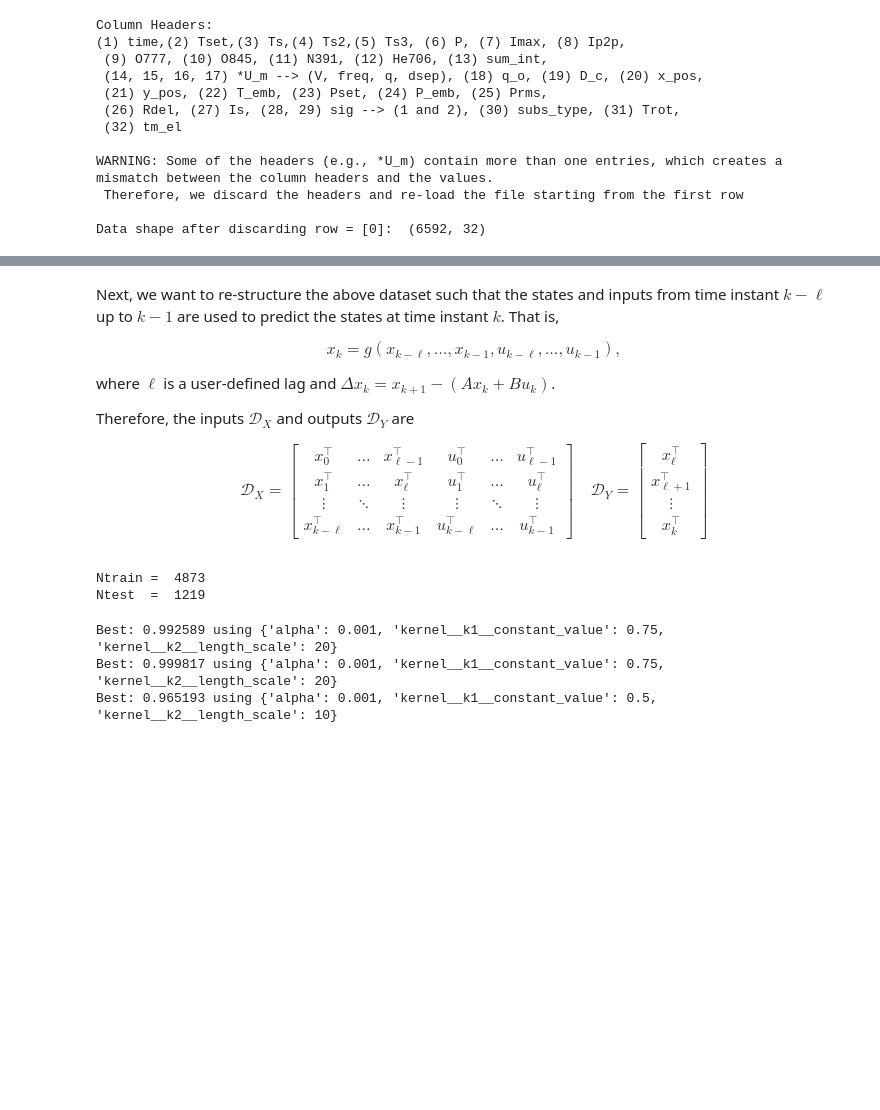
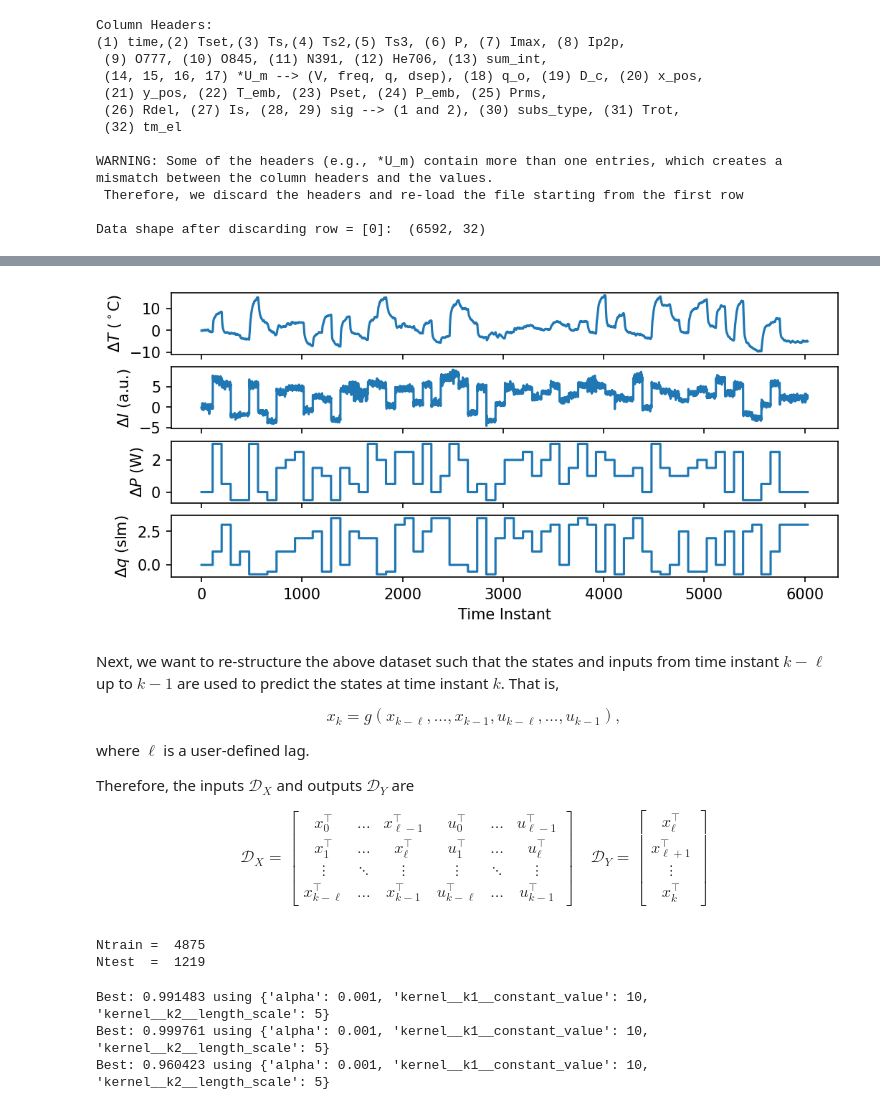
Before and after one commit to adbonzanini/ML-for-plasmas, a Jupyter notebook: APPJ_Dynamic_Model/APPJ_Dynamic_Modeling_GP.ipynb, the cells around one changed output, grey strips where cells are left out. Cells and saved outputs as stored; diff of their text form; code cells hidden in the pictures; blank space fills up the shorter version.

```diff
--- a/APPJ_Dynamic_Model/APPJ_Dynamic_Modeling_GP.ipynb
+++ b/APPJ_Dynamic_Model/APPJ_Dynamic_Modeling_GP.ipynb
@@ -25,7 +25,7 @@ Mounted at /content/gdrive
 # %%
 class Parameters():
   def __init__(self):
-    self.lag = 3
+    self.lag = 1
 
 # Instantiate object
 p = Parameters()
@@ -102,19 +102,45 @@ See the caveats in the documentation: https://pandas.pydata.org/pandas-docs/stab
 # %%
 # Discard the last part of the time-series data
 p.kStart = 5
 p.kEnd = 6100
 xData = xData.iloc[p.kStart:p.kEnd, :]
 uData = uData.iloc[p.kStart:p.kEnd, :]
 
+
+# Plot time-series data (cropped)
+plt.figure(dpi=150, figsize = (8,3.5))
+ax = plt.subplot(411)
+plt.plot(range(0, len(xData.iloc[:,0])), xData.iloc[:,0])
+plt.ylabel('$\Delta T \ (^\circ$C)')
+ax.set_xticklabels([])
+#
+ax = plt.subplot(412)
+plt.plot(range(0, len(xData.iloc[:,1])), xData.iloc[:,1])
+plt.ylabel('$\Delta I$ (a.u.)')
+ax.set_xticklabels([])
+#
+ax = plt.subplot(413)
+plt.step(range(0, len(uData.iloc[:,0])), uData.iloc[:,0])
+plt.ylabel('$\Delta P$ (W)')
+ax.set_xticklabels([])
+#
+plt.subplot(414)
+plt.step(range(0, len(uData.iloc[:,1])), uData.iloc[:,1])
+plt.ylabel('$\Delta q$ (slm)')
+plt.xlabel('Time Instant')
+plt.show()
+
 # Save the relevant dimensions
 p.nx = xData.shape[1]
 p.nu = uData.shape[1]
+# %% [output]
+[figure, added]
 # %% [markdown]
 Next, we want to re-structure the above dataset such that the states and inputs from time instant $k-\ell$ up to $k-1$ are used to predict the states at time instant $k$. That is,
 \begin{align}
 x_k = g(x_{k-\ell}, \ldots, x_{k-1},u_{k-\ell}, \ldots, u_{k-1}),
 \end{align}
-where $\ell$ is a user-defined lag and $\Delta x_k = x_{k+1} - (Ax_k+Bu_k)$.
+where $\ell$ is a user-defined lag.
 
 Therefore, the inputs $\mathcal{D}_X$ and outputs $\mathcal{D}_Y$ are
 \begin{align}
@@ -162,7 +188,7 @@ Ntest = xTest.shape[0]
 print('Ntrain = ', Ntrain)
 print('Ntest  = ', Ntest)
 # %% [output]
-Ntrain =  4873
+Ntrain =  4875
 Ntest  =  1219
 # %%
 from sklearn.gaussian_process import GaussianProcessRegressor
@@ -202,8 +228,12 @@ grid_result2 = grid2.fit(xTrain, yTrain[:,1])
 print("Best: %f using %s" % (grid_result.best_score_, grid_result1.best_params_))
 print("Best: %f using %s" % (grid_result1.best_score_, grid_result1.best_params_))
 print("Best: %f using %s" % (grid_result2.best_score_, grid_result2.best_params_))
+
+# Save best hyperparamters for each output
+hyperparameters1 = grid_result1.best_params_
+hyperparameters2 = grid_result2.best_params_
 # %% [output]
-Best: 0.992589 using {'alpha': 0.001, 'kernel__k1__constant_value': 0.75, 'kernel__k2__length_scale': 20}
-Best: 0.999817 using {'alpha': 0.001, 'kernel__k1__constant_value': 0.75, 'kernel__k2__length_scale': 20}
-Best: 0.965193 using {'alpha': 0.001, 'kernel__k1__constant_value': 0.5, 'kernel__k2__length_scale': 10}
+Best: 0.991483 using {'alpha': 0.001, 'kernel__k1__constant_value': 10, 'kernel__k2__length_scale': 5}
+Best: 0.999761 using {'alpha': 0.001, 'kernel__k1__constant_value': 10, 'kernel__k2__length_scale': 5}
+Best: 0.960423 using {'alpha': 0.001, 'kernel__k1__constant_value': 10, 'kernel__k2__length_scale': 5}
 # %%
```
Also changed, not shown: parts of 9 cells of this notebook.
